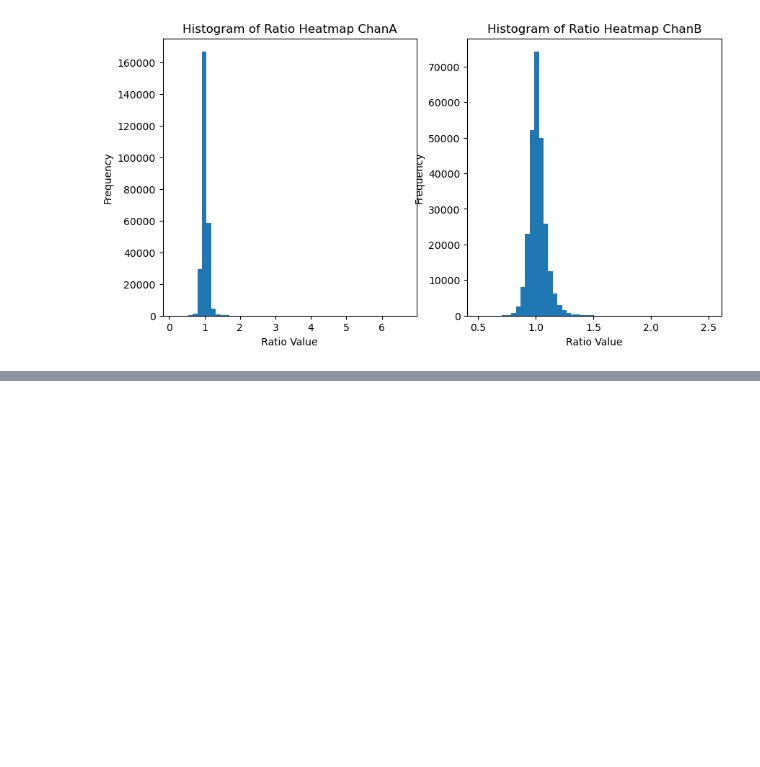
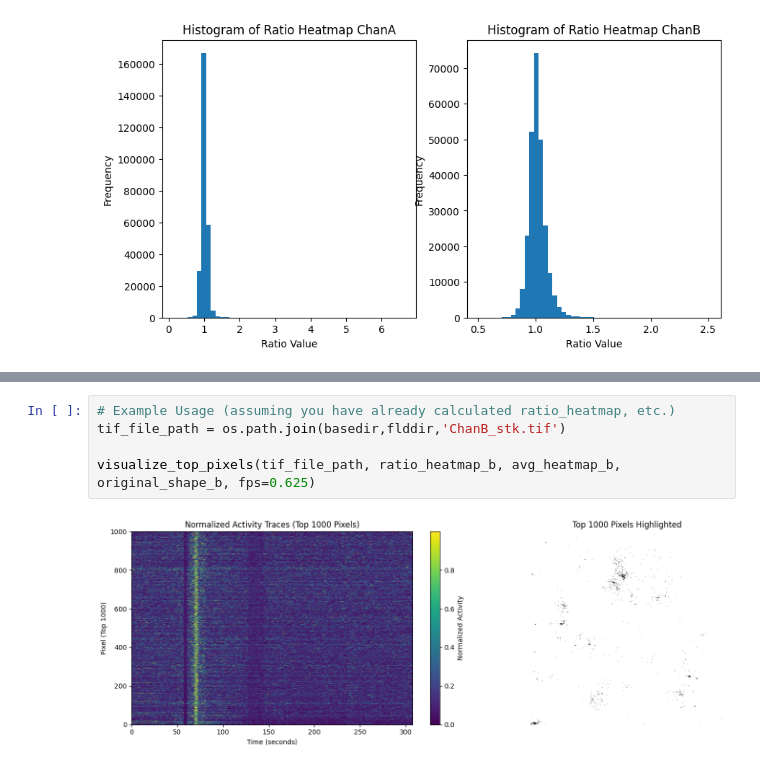
Before and after one commit to RasHerlo/bPAC_analysis, a Jupyter notebook: bPAC_detection.ipynb, the cells around one changed output, grey strips where cells are left out. Drawn from its saved outputs; the diff is of its cells as text; blank space fills up the shorter version.

```diff
--- a/bPAC_detection.ipynb
+++ b/bPAC_detection.ipynb
@@ -162,0 +275,7 @@ Text(0, 0.5, 'Frequency')
+# %%
+# Example Usage (assuming you have already calculated ratio_heatmap, etc.)
+tif_file_path = os.path.join(basedir,flddir,'ChanB_stk.tif')
+
+visualize_top_pixels(tif_file_path, ratio_heatmap_b, avg_heatmap_b, original_shape_b, fps=0.625)
+# %% [output]
+[figure, added]
```
Also changed, not shown: parts of 6 cells of this notebook.
